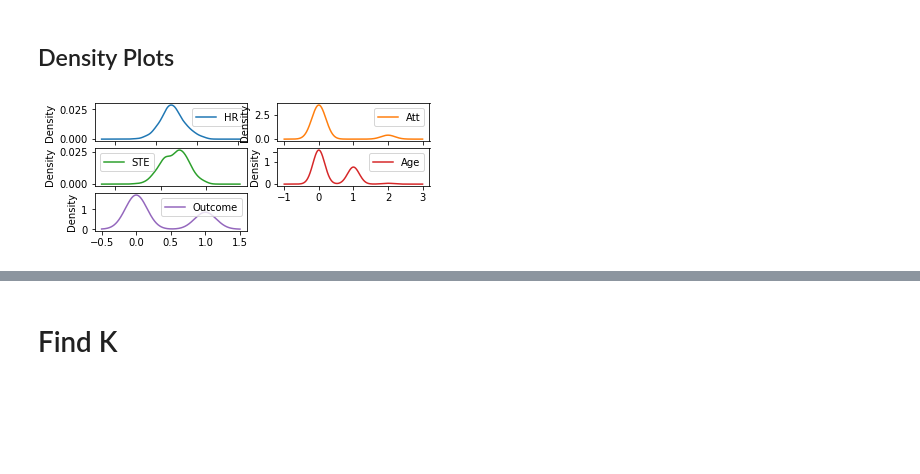
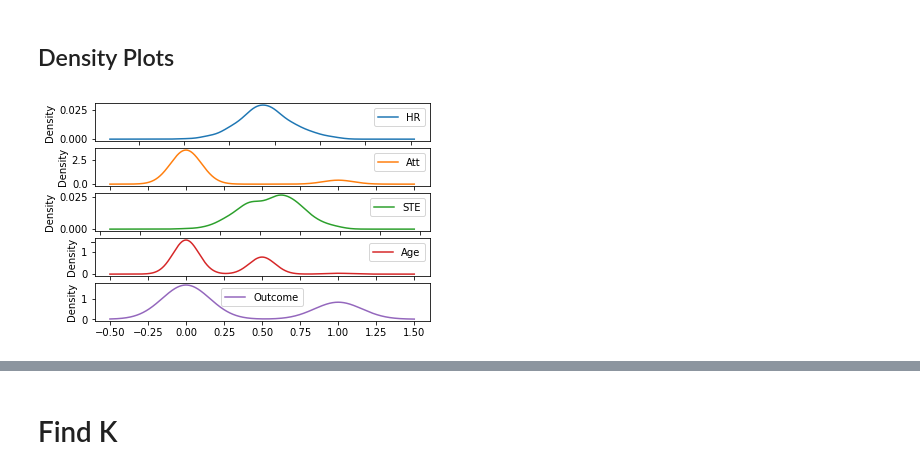
Before and after one commit to harperd/machine-learning, a Jupyter notebook: HeartAttackRisk.ipynb, the cells around one changed output, grey strips where cells are left out. Drawn from its saved outputs; the diff is of its cells as text; code cells hidden in the pictures; blank space fills up the shorter version.

```diff
--- a/HeartAttackRisk.ipynb
+++ b/HeartAttackRisk.ipynb
@@ -5 +7,5 @@ import pandas as pd
+# %%
+data_file    = 'cardiacData.csv'
+data_columns = [ 'HR', 'Att', 'STE', 'Age', 'Outcome' ]
+data_header  = -1
 # %% [markdown]
@@ -7,9 +13,4 @@ import pandas as pd
 # %%
-# Import cardiac data
-cardiac_data = pd.read_csv(
-    "cardiacData.csv",
-    header = -1,
-    names = [ 'HR', 'Att', 'STE', 'Age', 'Outcome' ])
-cardiac_data.iloc[:, [0, 1, 2, 3, 4]].values
-pd.set_option('display.max_rows', 5)
-pd.DataFrame(cardiac_data)
+file_data = pd.read_csv(data_file, header = data_header, names = data_columns)
+# file_data.iloc[:, [0, 1, 2, 3, 4]].values
+df = pd.DataFrame(file_data)
@@ -41,7 +82,7 @@ We can see that perhaps the attributes HR and STE may have a _Gaussian distribut
 ## Density Plots
 # %%
 # Univariate Density Plots
-cardiac_data.plot(kind = 'density', subplots = True, layout = (5,2), sharex = False)
+df.plot(kind = 'density', subplots = True, layout = (5,1), sharex = False)
 plt.show()
 # %% [output]
-[figure, old version]
+[figure, new version]
```
Also changed, not shown: parts of 18 cells of this notebook.
